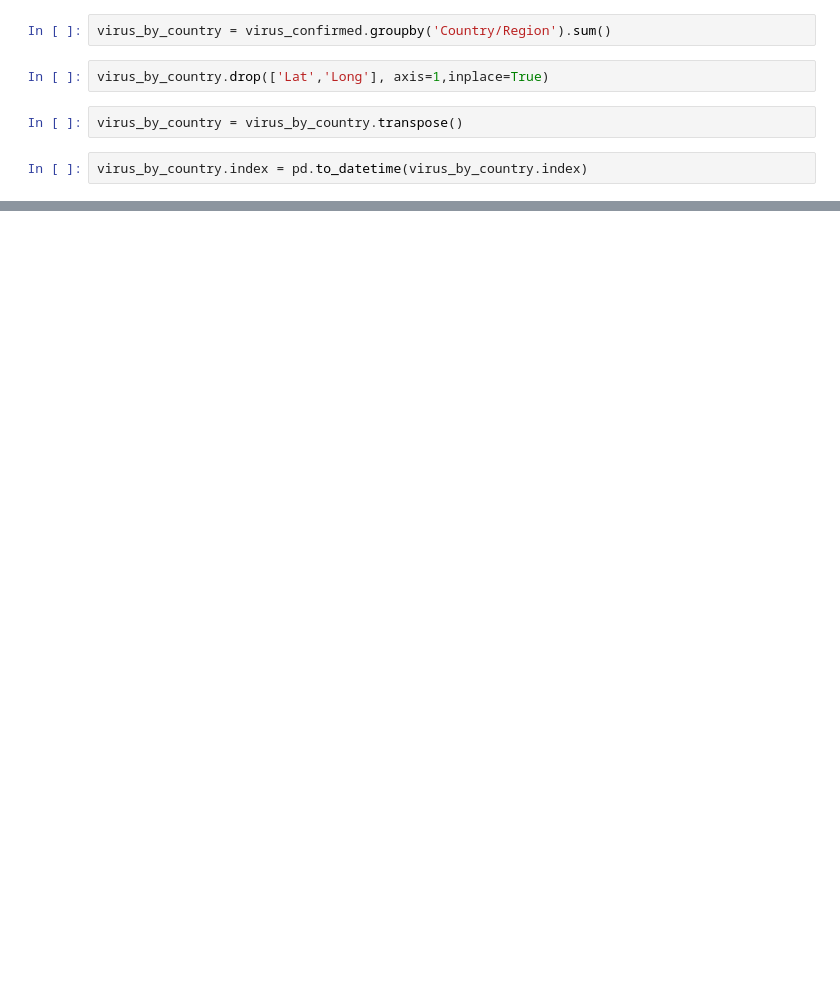
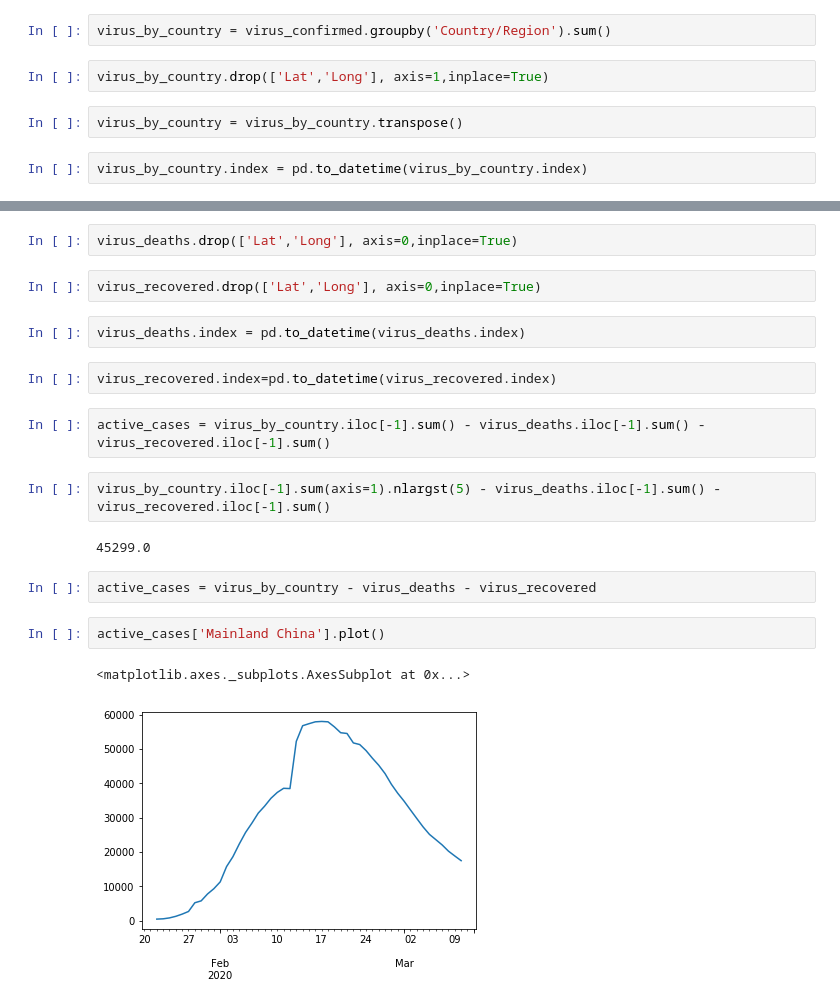
Before and after one commit to k-dhingra/COVID-19, a Jupyter notebook: csse_covid_19_data/Coronavirus data analysis.ipynb, the cells around one changed output, grey strips where cells are left out. Cells and saved outputs as stored; diff of their text form; blank space fills up the shorter version.

```diff
--- a/csse_covid_19_data/Coronavirus data analysis.ipynb
+++ b/csse_covid_19_data/Coronavirus data analysis.ipynb
@@ -39,0 +60,21 @@ virus_by_country.loc['14/02/2020':,['South Korea', 'Italy', 'Iran', 'France']].p
+# %%
+virus_deaths.drop(['Lat','Long'], axis=0,inplace=True)
+# %%
+virus_recovered.drop(['Lat','Long'], axis=0,inplace=True)
+# %%
+virus_deaths.index = pd.to_datetime(virus_deaths.index)
+# %%
+virus_recovered.index=pd.to_datetime(virus_recovered.index)
+# %%
+active_cases = virus_by_country.iloc[-1].sum() - virus_deaths.iloc[-1].sum() - virus_recovered.iloc[-1].sum()
+# %%
+virus_by_country.iloc[-1].sum(axis=1).nlargst(5) - virus_deaths.iloc[-1].sum() - virus_recovered.iloc[-1].sum()
+# %% [output]
+45299.0
+# %%
+active_cases = virus_by_country - virus_deaths - virus_recovered
+# %%
+active_cases['Mainland China'].plot()
+# %% [output]
+<matplotlib.axes._subplots.AxesSubplot at 0x...>
+[figure, added]
```
Also changed, not shown: parts of 29 cells of this notebook.
